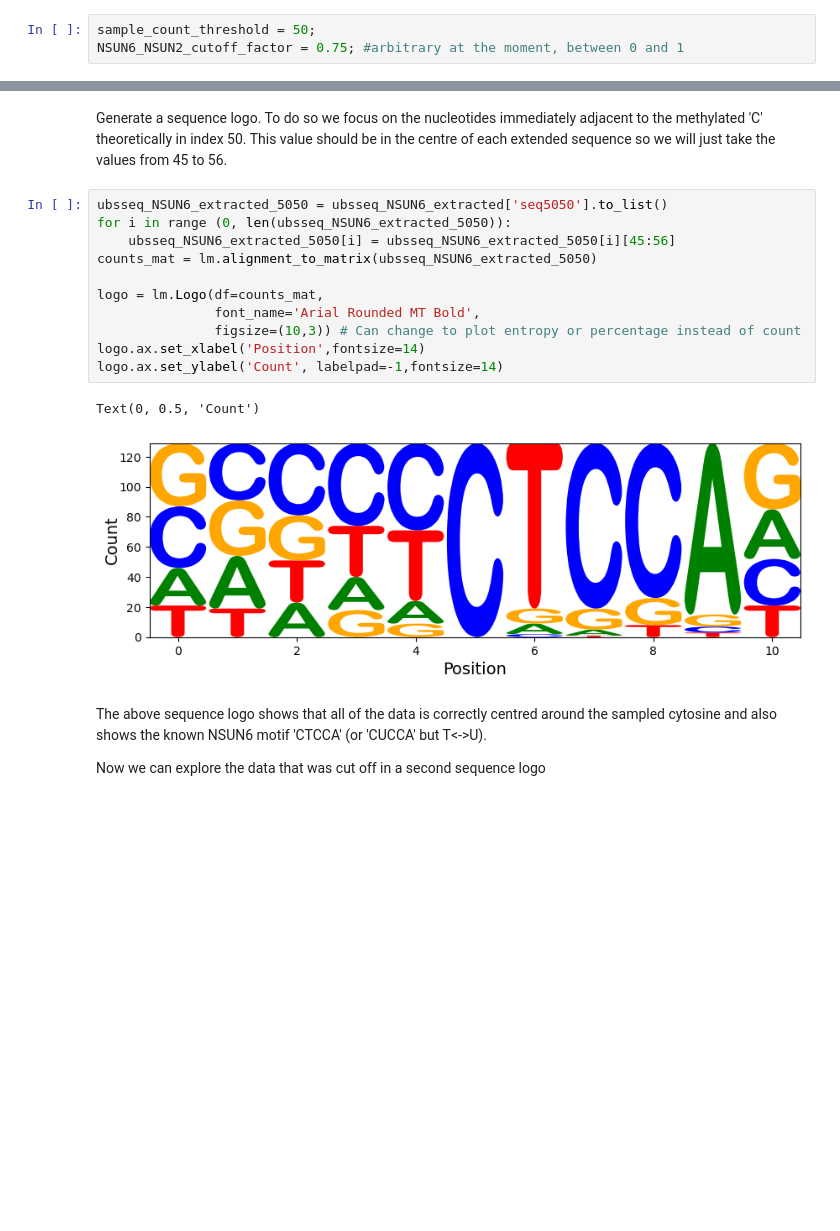
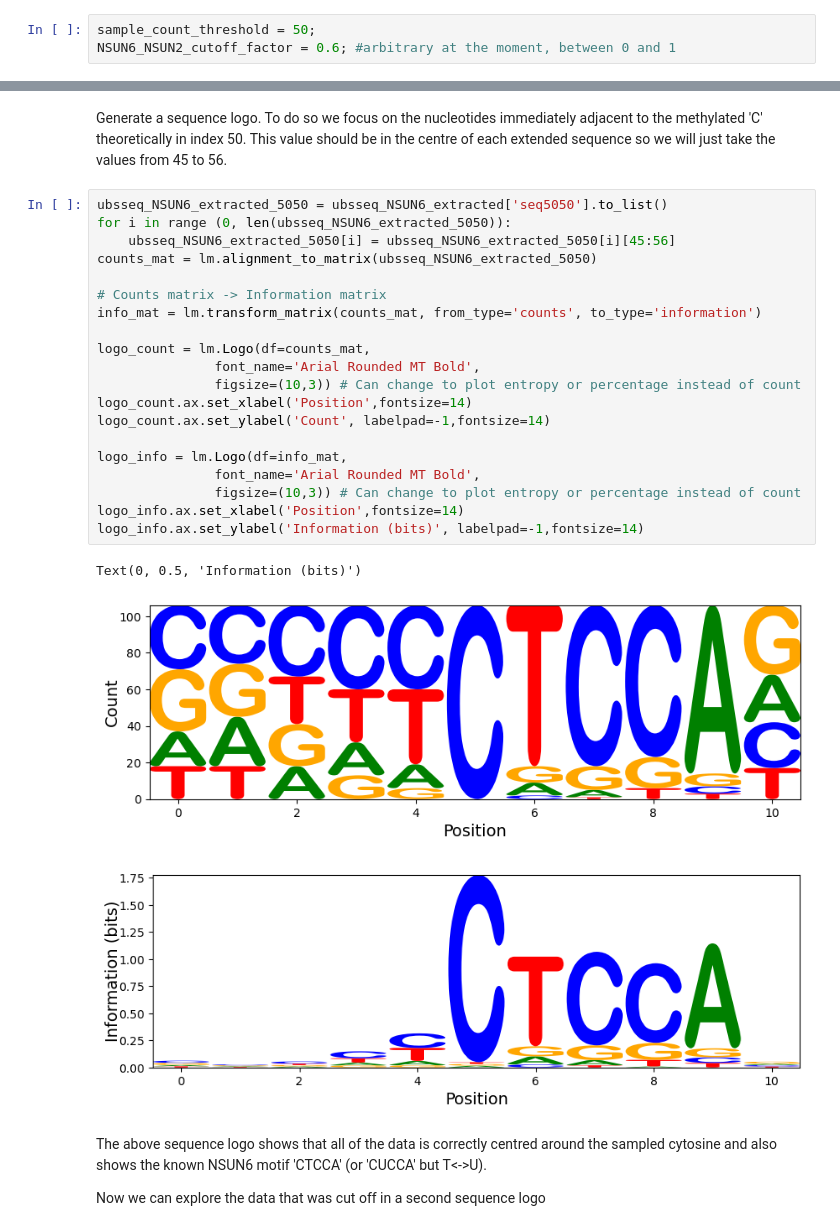
Before and after one commit to EvenJoels/MLRNAProject, a Jupyter notebook: UBS-SeqDemoTask/sequence_extraction.ipynb, the cells around one changed output, grey strips where cells are left out. Saved outputs shown, nothing was run; the diff lists cells and outputs as text; blank space fills up the shorter version.

Commit message:
Added entropy to sequence logs

```diff
--- a/UBS-SeqDemoTask/sequence_extraction.ipynb
+++ b/UBS-SeqDemoTask/sequence_extraction.ipynb
@@ -3,7 +3,7 @@
 # Sequence Extraction Using Pyfaidx
 # %%
 sample_count_threshold = 50;
-NSUN6_NSUN2_cutoff_factor = 0.75; #arbitrary at the moment, between 0 and 1
+NSUN6_NSUN2_cutoff_factor = 0.6; #arbitrary at the moment, between 0 and 1
 # %% [markdown]
 
 ## Imports & Path Set-up
@@ -198,17 +198,27 @@ Generate a sequence logo. To do so we focus on the nucleotides immediately adjac
 # %%
 ubsseq_NSUN6_extracted_5050 = ubsseq_NSUN6_extracted['seq5050'].to_list()
 for i in range (0, len(ubsseq_NSUN6_extracted_5050)):
     ubsseq_NSUN6_extracted_5050[i] = ubsseq_NSUN6_extracted_5050[i][45:56]
 counts_mat = lm.alignment_to_matrix(ubsseq_NSUN6_extracted_5050)
 
-logo = lm.Logo(df=counts_mat,
+# Counts matrix -> Information matrix
+info_mat = lm.transform_matrix(counts_mat, from_type='counts', to_type='information')
+
+logo_count = lm.Logo(df=counts_mat,
                font_name='Arial Rounded MT Bold',
                figsize=(10,3)) # Can change to plot entropy or percentage instead of count
-logo.ax.set_xlabel('Position',fontsize=14)
-logo.ax.set_ylabel('Count', labelpad=-1,fontsize=14)
+logo_count.ax.set_xlabel('Position',fontsize=14)
+logo_count.ax.set_ylabel('Count', labelpad=-1,fontsize=14)
+
+logo_info = lm.Logo(df=info_mat,
+               font_name='Arial Rounded MT Bold',
+               figsize=(10,3)) # Can change to plot entropy or percentage instead of count
+logo_info.ax.set_xlabel('Position',fontsize=14)
+logo_info.ax.set_ylabel('Information (bits)', labelpad=-1,fontsize=14)
 # %% [output]
-Text(0, 0.5, 'Count')
+Text(0, 0.5, 'Information (bits)')
-[figure, old version]
+[figure, new version]
+[figure, added]
 # %% [markdown]
 The above sequence logo shows that all of the data is correctly centred around the sampled cytosine and also shows the known NSUN6 motif 'CTCCA' (or 'CUCCA' but T<->U).
 
```
Also changed, not shown: parts of 3 cells of this notebook.
